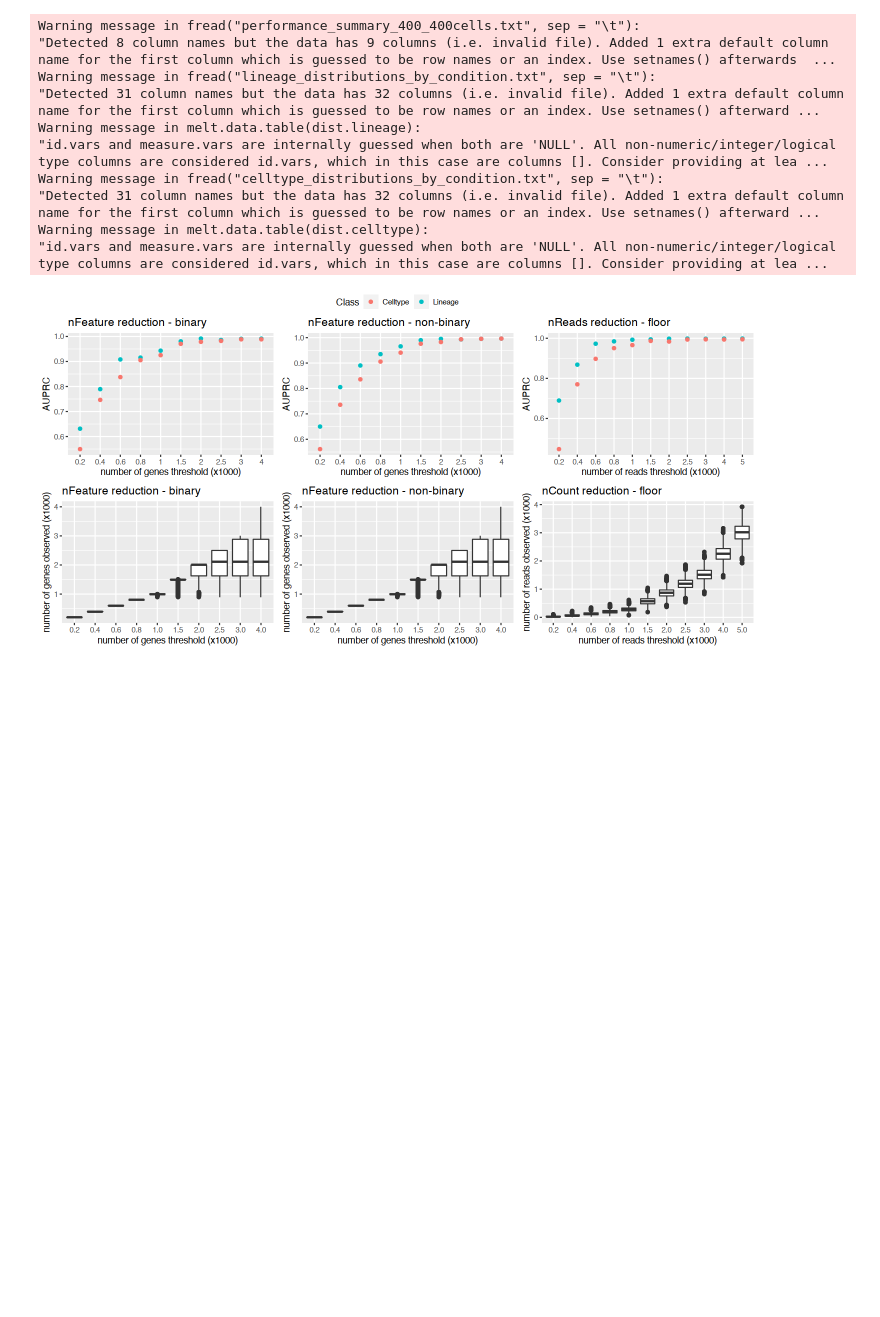
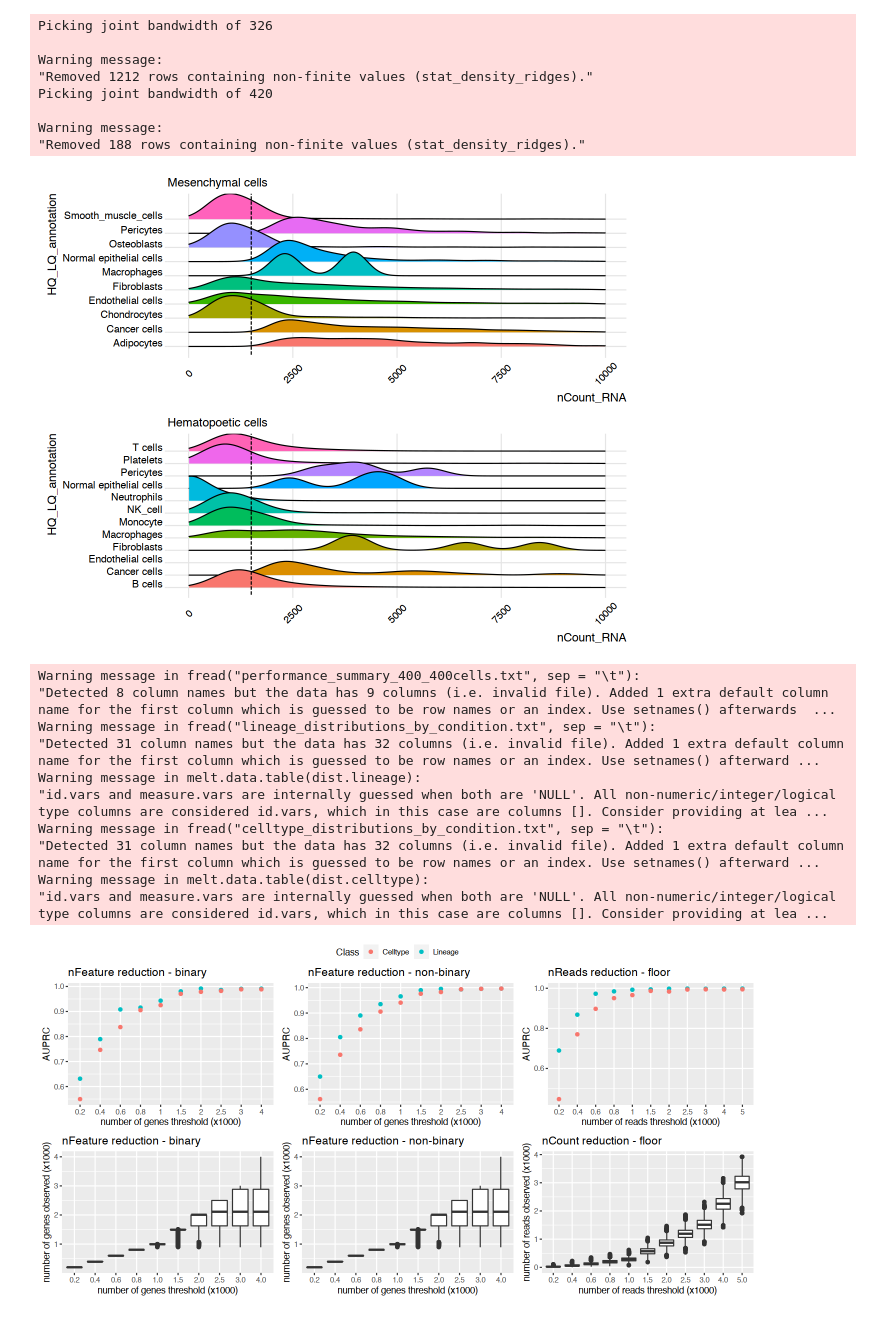
Before and after one commit to ibishara/scRNA-QC, a Jupyter notebook: 006_plots.ipynb, the cells around one changed output. Cells and saved outputs as stored; diff of their text form; code cells hidden in the pictures; blank space fills up the shorter version.

```diff
--- a/006_plots.ipynb
+++ b/006_plots.ipynb
@@ -143,42 +205,52 @@ ylab ('% retained after UMI filter')
 # %%
-options(repr.plot.width=14, repr.plot.height=8)
+options(repr.plot.width=10, repr.plot.height=8)
 
-plot1 <- ggplot(meta000[mes.ind,], aes(x = nCount_RNA, y = hpca, fill = hpca)) +
+plot1 <- ggplot(meta_sub[mes.ind,], aes(x = nCount_RNA, y = HQ_LQ_annotation, fill = HQ_LQ_annotation)) +
             geom_density_ridges() +
             theme_ridges() +
             ggtitle("Mesenchymal cells")+
-            geom_vline(xintercept = 2000, linetype = "longdash") +
+            geom_vline(xintercept = Total.Reads_cutoff, linetype = "longdash") +
             xlim(0, 10000) +
             theme(legend.position = "none", axis.text.x = element_text(angle = 45, vjust = 0.5, hjust=0.5))
 
 
 
-plot2 <- ggplot(meta000[hem.ind,], aes(x = nCount_RNA, y = hpca, fill = hpca)) +
+plot2 <- ggplot(meta_sub[hem.ind,], aes(x = nCount_RNA, y = HQ_LQ_annotation, fill = HQ_LQ_annotation)) +
             geom_density_ridges() +
             theme_ridges() +
             ggtitle("Hematopoetic cells")+
-            geom_vline(xintercept = 2000, linetype = "longdash") +
+            geom_vline(xintercept = Total.Reads_cutoff, linetype = "longdash") +
             xlim(0, 10000) +
             theme(legend.position = "none", axis.text.x = element_text(angle = 45, vjust = 0.5, hjust=0.5))
 
-plot3 <- ggplot(meta000[mes.ind,], aes(x = nFeature_RNA, y = hpca, fill = hpca)) +
-            geom_density_ridges() +
-            theme_ridges() +
-            ggtitle("Mesenchymal cells")+
-            geom_vline(xintercept = 1000, linetype = "longdash") +
-            xlim(0, 8000) +
-            theme(legend.position = "none", axis.text.x = element_text(angle = 45, vjust = 0.5, hjust=0.5))
+# plot3 <- ggplot(meta_sub[mes.ind,], aes(x = nFeature_RNA, y = hpca, fill = hpca)) +
+#             geom_density_ridges() +
+#             theme_ridges() +
+#             ggtitle("Mesenchymal cells")+
+#             geom_vline(xintercept = 500, linetype = "longdash") +
+#             xlim(0, 8000) +
+#             theme(legend.position = "none", axis.text.x = element_text(angle = 45, vjust = 0.5, hjust=0.5))
 
-plot4 <- ggplot(meta000[hem.ind,], aes(x = nFeature_RNA, y = hpca, fill = hpca)) +
-            geom_density_ridges() +
-            theme_ridges() +
-            ggtitle("Hematopoetic cells")+
-            geom_vline(xintercept = 1000, linetype = "longdash") +
-            xlim(0, 8000) +
-            theme(legend.position = "none", axis.text.x = element_text(angle = 45, vjust = 0.5, hjust=0.5))
+# plot4 <- ggplot(meta_sub[hem.ind,], aes(x = nFeature_RNA, y = hpca, fill = hpca)) +
+#             geom_density_ridges() +
+#             theme_ridges() +
+#             ggtitle("Hematopoetic cells")+
+#             geom_vline(xintercept = 500, linetype = "longdash") +
+#             xlim(0, 8000) +
+#             theme(legend.position = "none", axis.text.x = element_text(angle = 45, vjust = 0.5, hjust=0.5))
 
 
-ggarrange(grobs = plot1, plot2, plot3, plot4, ncol=2, nrow=2, heights=c(200,200), widths = c(100,100)) #common.legend = TRUE, legend="bottom")
+ggarrange(grobs = plot1, plot2, ncol=1, nrow=2, heights=c(200,200), widths = c(100,100)) #common.legend = TRUE, legend="bottom")
+# %% [output]
+Picking joint bandwidth of 326
+
+Warning message:
+"Removed 1212 rows containing non-finite values (stat_density_ridges)."
+Picking joint bandwidth of 420
+
+Warning message:
+"Removed 188 rows containing non-finite values (stat_density_ridges)."
+[figure, added]
 # %%
 ###################################################################################################################
 # %%
```
Also changed, not shown: parts of 3 cells of this notebook, 1 other file.
